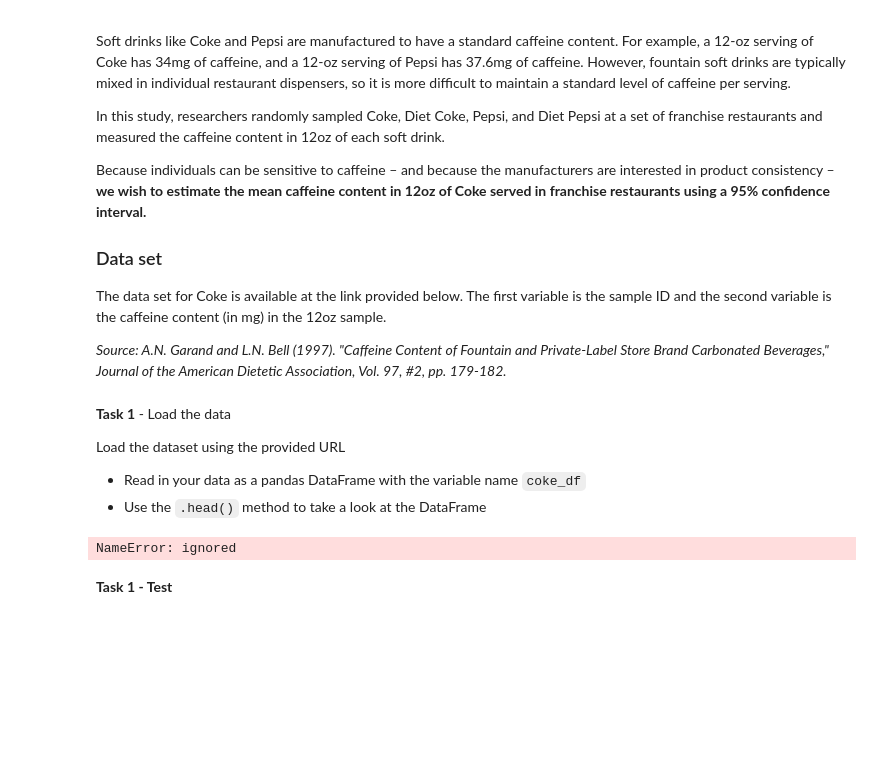
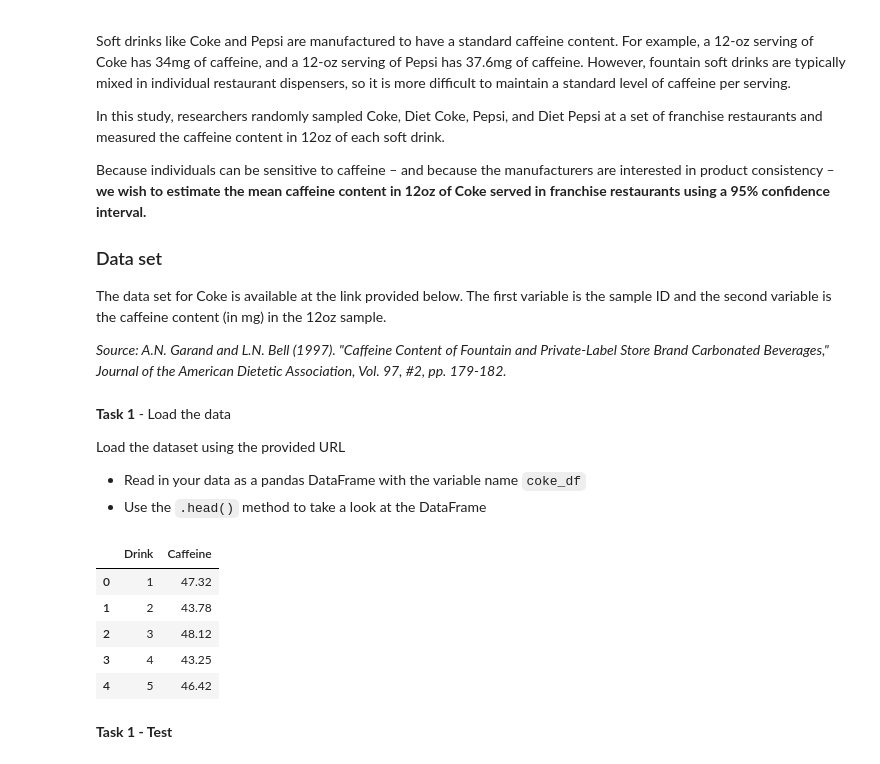
Before and after one commit to smvicky/assignment_1.3, a Jupyter notebook: PT_DS_Confidence_Intervals_Assignment.ipynb, the cells around one changed output. Drawn from its saved outputs; the diff is of its cells as text; code cells hidden in the pictures; blank space fills up the shorter version.

```diff
--- a/PT_DS_Confidence_Intervals_Assignment.ipynb
+++ b/PT_DS_Confidence_Intervals_Assignment.ipynb
@@ -56,20 +56,25 @@ Load the dataset using the provided URL
 # %%
 # Task 1
 
 # Imports
 import pandas as pd
 import numpy as np
 
 # URL for the data
 data_url = 'https://raw.githubusercontent.com/pixeltests/datasets/main/Soda.csv'
 
 # YOUR CODE HERE
-raise NotImplementedError()
+coke_df= pd.read_csv(data_url)
 
 # Look at your DataFrame
 coke_df.head()
 # %% [output]
-NameError: ignored
+|  | Drink | Caffeine |
+| 0 | 1 | 47.32 |
+| 1 | 2 | 43.78 |
+| 2 | 3 | 48.12 |
+| 3 | 4 | 43.25 |
+| 4 | 5 | 46.42 |
 # %% [markdown]
 **Task 1 - Test**
 # %%
```
Also changed, not shown: parts of 11 cells of this notebook.
